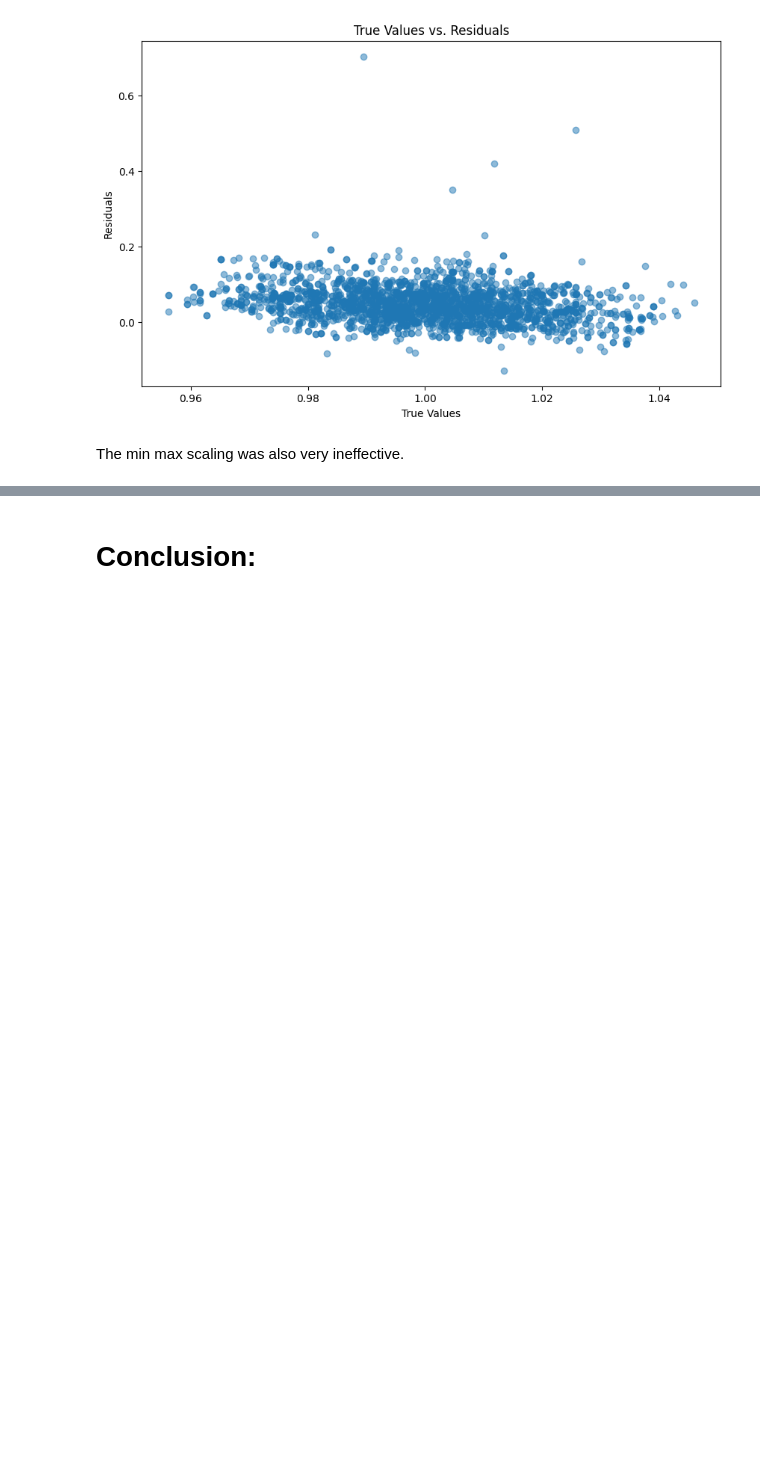
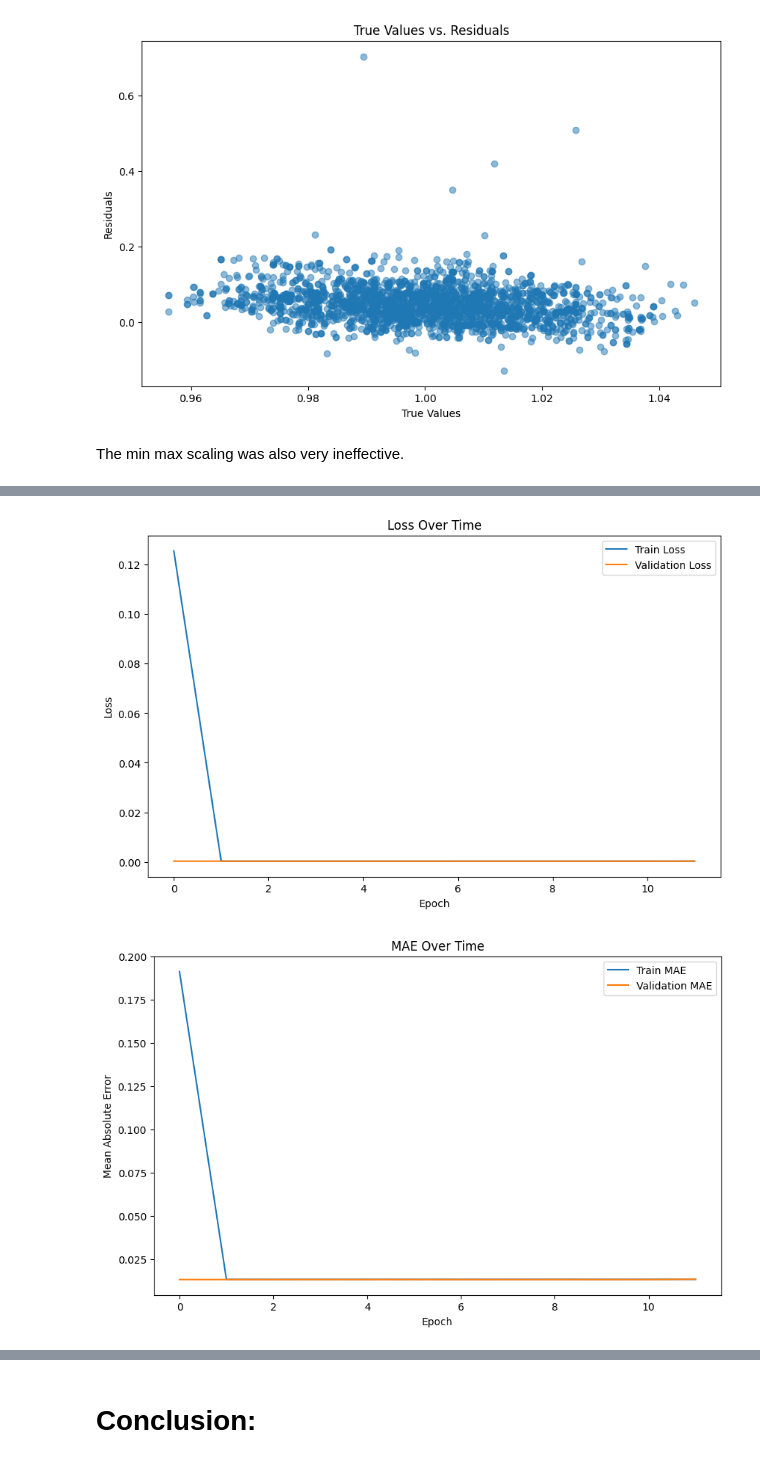
Before and after one commit to JZembower/UHI_Index_Prediction_Model, a Jupyter notebook: Model/Neural_Network.ipynb, the cells around one changed output, grey strips where cells are left out. Saved outputs shown, nothing was run; the diff lists cells and outputs as text; code cells hidden in the pictures; blank space fills up the shorter version.

```diff
--- a/Model/Neural_Network.ipynb
+++ b/Model/Neural_Network.ipynb
@@ -1167,0 +1195,21 @@ The min max scaling was also very ineffective.
+# %%
+from tensorflow.keras.callbacks import EarlyStopping
+# Define the model
+model = Sequential([
+    Dense(128, activation='relu', input_shape=(X_train.shape[1],)),  # Input layer
+    Dense(128, activation='relu'),  # Hidden layer
+    Dense(1)  # Output layer for regression
+])
+
+# Compile the model
+model.compile(optimizer='adam', loss='mse', metrics=['mae'])
+
+# Add EarlyStopping to prevent overfitting
+early_stopping = EarlyStopping(monitor='val_loss', patience=10, restore_best_weights=True)
+
+# Train the model
+history = model.fit(X_train, y_train, epochs=50, batch_size=32,
+                    validation_data=(X_test, y_test), callbacks=[early_stopping])
+
+# Evaluate the model
+model.evaluate(X_test, y_test)
@@ -1167,0 +1272,27 @@ The min max scaling was also very ineffective.
+# %%
+# Train model with optimal hyperparameters
+model = tuner.hypermodel.build(best_hps)
+model.fit(X_train, y_train, epochs=50, validation_data=(X_test, y_test))
+
+# Plot training loss
+plt.figure(figsize=(10, 6))
+plt.plot(history.history['loss'], label='Train Loss')
+plt.plot(history.history['val_loss'], label='Validation Loss')
+plt.xlabel('Epoch')
+plt.ylabel('Loss')
+plt.legend()
+plt.title('Loss Over Time')
+plt.show()
+
+# Plot MAE
+plt.figure(figsize=(10, 6))
+plt.plot(history.history['mae'], label='Train MAE')
+plt.plot(history.history['val_mae'], label='Validation MAE')
+plt.xlabel('Epoch')
+plt.ylabel('Mean Absolute Error')
+plt.legend()
+plt.title('MAE Over Time')
+plt.show()
+# %% [output]
+[figure, added]
+[figure, added]
```
Also changed, not shown: parts of 10 cells of this notebook, 13 other files.
